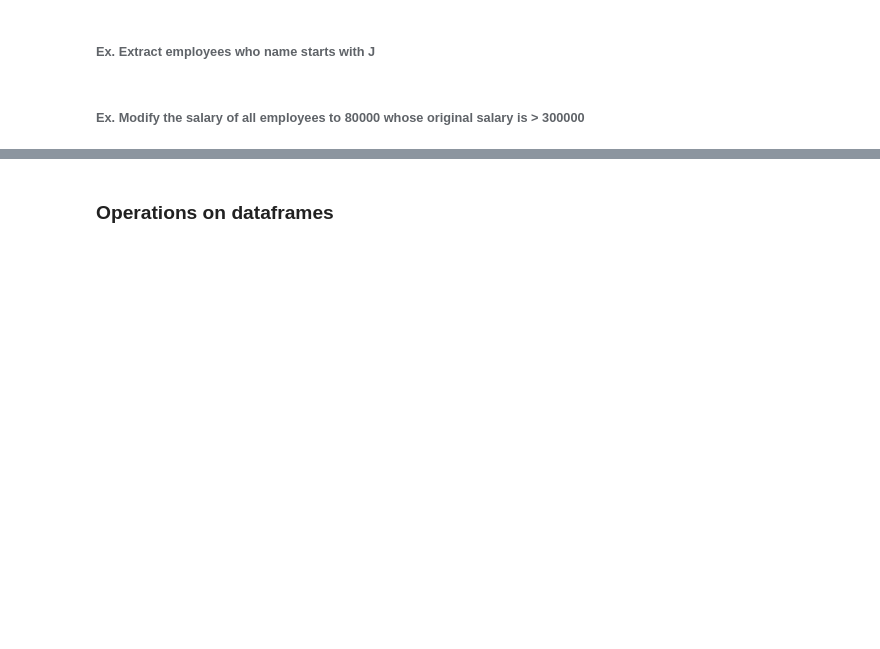
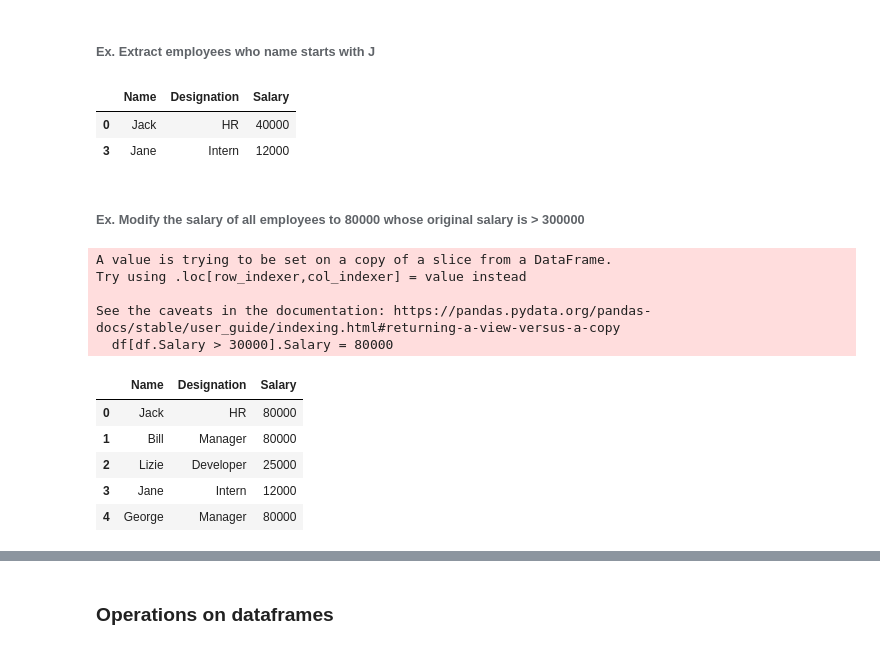
Before and after one commit to knowledge-corner/CGI_19_may_25, a Jupyter notebook: Classwork/Classwork Notebook.ipynb, the cells around one changed output, grey strips where cells are left out. Cells and saved outputs as stored; diff of their text form; code cells hidden in the pictures; blank space fills up the shorter version.

```diff
--- a/Classwork/Classwork Notebook.ipynb
+++ b/Classwork/Classwork Notebook.ipynb
@@ -1551,4 +1696,29 @@ df
 # %% [markdown]
 ###### Ex. Extract employees who name starts with J
+# %%
+df[df.Name.str.startswith("J")]
+# %% [output]
+|  | Name | Designation | Salary |
+| 0 | Jack | HR | 40000 |
+| 3 | Jane | Intern | 12000 |
 # %% [markdown]
 ###### Ex. Modify the salary of all employees to 80000 whose original salary is > 300000
+# %%
+df[df.Salary > 30000].Salary = 80000  # Not allowed
+# %% [output]
+A value is trying to be set on a copy of a slice from a DataFrame.
+Try using .loc[row_indexer,col_indexer] = value instead
+
+See the caveats in the documentation: https://pandas.pydata.org/pandas-docs/stable/user_guide/indexing.html#returning-a-view-versus-a-copy
+  df[df.Salary > 30000].Salary = 80000
+# %%
+df.loc[df.Salary > 30000, "Salary"] = 80000
+# %%
+df
+# %% [output]
+|  | Name | Designation | Salary |
+| 0 | Jack | HR | 80000 |
+| 1 | Bill | Manager | 80000 |
+| 2 | Lizie | Developer | 25000 |
+| 3 | Jane | Intern | 12000 |
+| 4 | George | Manager | 80000 |
```
Also changed, not shown: parts of 28 cells of this notebook.
